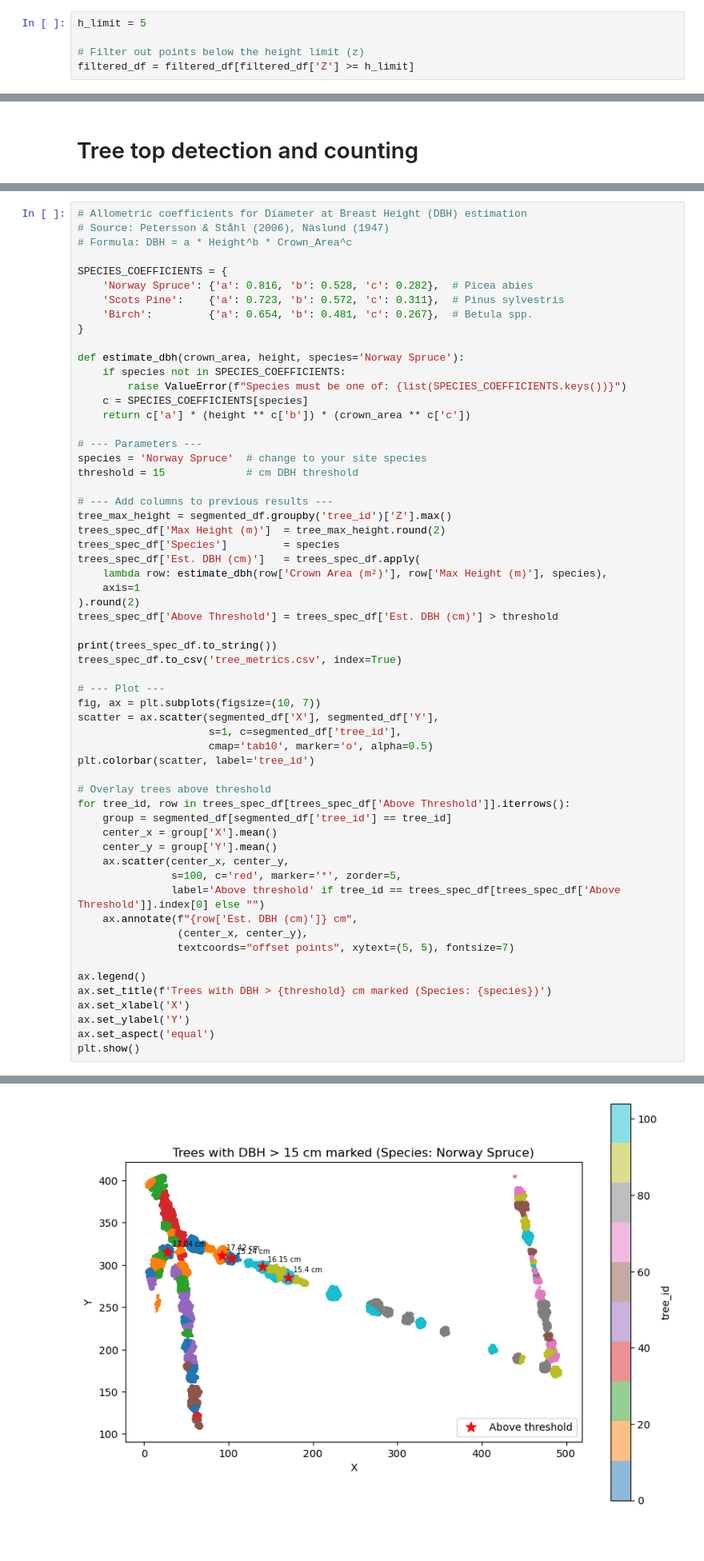
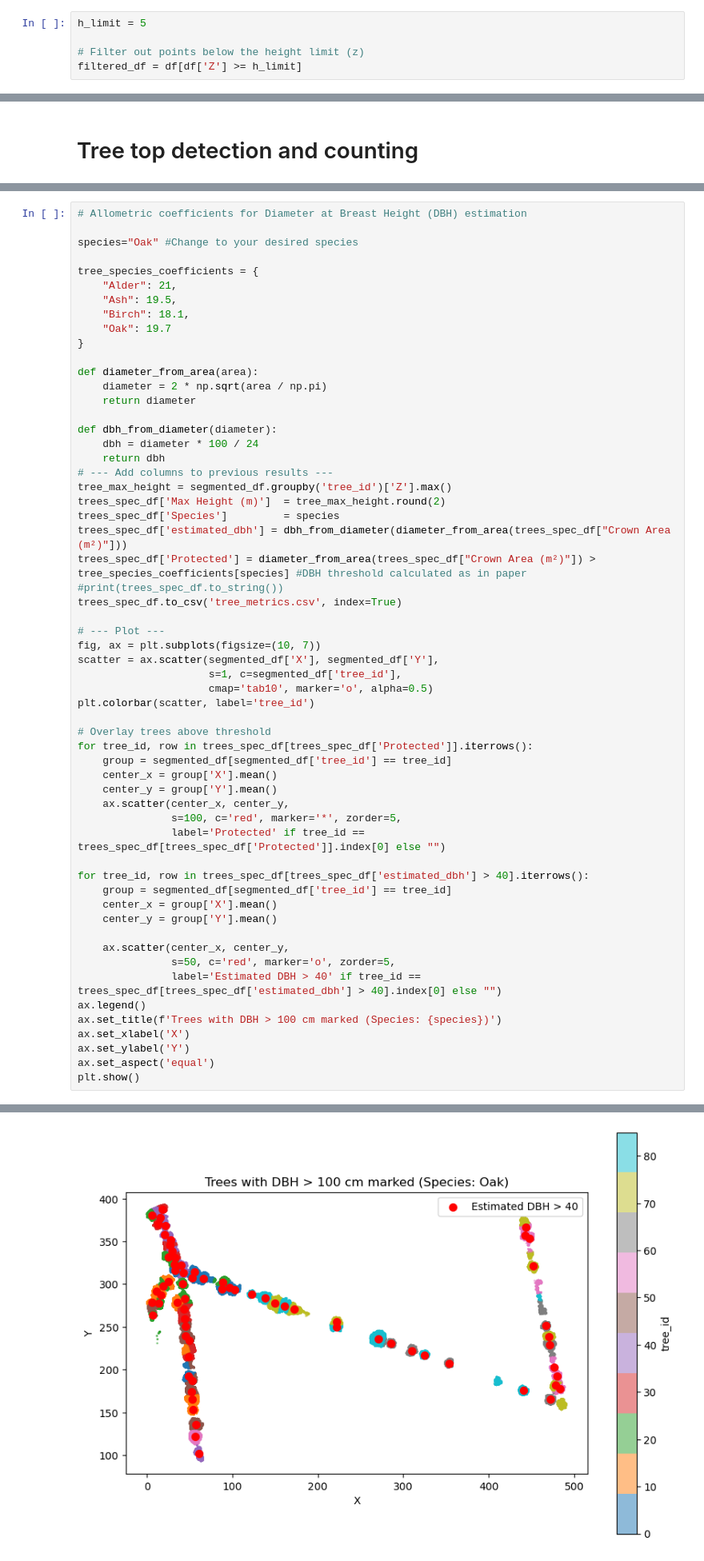
Before and after one commit to Viggo-Troback/Tree-segmentation-and-DBH-estimation-from-lidar-data, a Jupyter notebook: Light_segmentation_pipeline.ipynb, the cells around one changed output, grey strips where cells are left out. Shown at 80% size. Cells and saved outputs as stored; diff of their text form; blank space fills up the shorter version.

Commit message:
Updates to DHS and tree tops finding

```diff
--- a/Light_segmentation_pipeline.ipynb
+++ b/Light_segmentation_pipeline.ipynb
@@ -279,7 +252,7 @@ Total points after filtering: 1650799
 h_limit = 5
 
 # Filter out points below the height limit (z)
-filtered_df = filtered_df[filtered_df['Z'] >= h_limit]
+filtered_df = df[df['Z'] >= h_limit]
 # %% [markdown]
 # Optional Additional removal of trees and folliage
 Run the cell below, if you are happy with the results proceed to finding treetops. Otherwise use the subsequent cell to remove more trees.
@@ -451,35 +497,29 @@ mean tree height:   12.52 m
 # %%
 # Allometric coefficients for Diameter at Breast Height (DBH) estimation
-# Source: Petersson & Ståhl (2006), Näslund (1947)
-# Formula: DBH = a * Height^b * Crown_Area^c
 
-SPECIES_COEFFICIENTS = {
-    'Norway Spruce': {'a': 0.816, 'b': 0.528, 'c': 0.282},  # Picea abies
-    'Scots Pine':    {'a': 0.723, 'b': 0.572, 'c': 0.311},  # Pinus sylvestris
-    'Birch':         {'a': 0.654, 'b': 0.481, 'c': 0.267},  # Betula spp.
+species="Oak" #Change to your desired species
+
+tree_species_coefficients = {
+    "Alder": 21,
+    "Ash": 19.5,
+    "Birch": 18.1,
+    "Oak": 19.7
 }
 
-def estimate_dbh(crown_area, height, species='Norway Spruce'):
-    if species not in SPECIES_COEFFICIENTS:
-        raise ValueError(f"Species must be one of: {list(SPECIES_COEFFICIENTS.keys())}")
-    c = SPECIES_COEFFICIENTS[species]
-    return c['a'] * (height ** c['b']) * (crown_area ** c['c'])
+def diameter_from_area(area):
+    diameter = 2 * np.sqrt(area / np.pi)
+    return diameter
 
-# --- Parameters ---
-species = 'Norway Spruce'  # change to your site species
-threshold = 15             # cm DBH threshold
-
+def dbh_from_diameter(diameter):
+    dbh = diameter * 100 / 24
+    return dbh
 # --- Add columns to previous results ---
 tree_max_height = segmented_df.groupby('tree_id')['Z'].max()
 trees_spec_df['Max Height (m)']  = tree_max_height.round(2)
 trees_spec_df['Species']         = species
-trees_spec_df['Est. DBH (cm)']   = trees_spec_df.apply(
-    lambda row: estimate_dbh(row['Crown Area (m²)'], row['Max Height (m)'], species),
-    axis=1
-).round(2)
-trees_spec_df['Above Threshold'] = trees_spec_df['Est. DBH (cm)'] > threshold
-
-print(trees_spec_df.to_string())
+trees_spec_df['estimated_dbh'] = dbh_from_diameter(diameter_from_area(trees_spec_df["Crown Area (m²)"]))
+trees_spec_df['Protected'] = diameter_from_area(trees_spec_df["Crown Area (m²)"]) > tree_species_coefficients[species] #DBH threshold calculated as in paper
+#print(trees_spec_df.to_string())
 trees_spec_df.to_csv('tree_metrics.csv', index=True)
 
 # --- Plot ---
@@ -490,19 +530,24 @@ scatter = ax.scatter(segmented_df['X'], segmented_df['Y'],
 plt.colorbar(scatter, label='tree_id')
 
 # Overlay trees above threshold
-for tree_id, row in trees_spec_df[trees_spec_df['Above Threshold']].iterrows():
+for tree_id, row in trees_spec_df[trees_spec_df['Protected']].iterrows():
     group = segmented_df[segmented_df['tree_id'] == tree_id]
     center_x = group['X'].mean()
     center_y = group['Y'].mean()
     ax.scatter(center_x, center_y,
                s=100, c='red', marker='*', zorder=5,
-               label='Above threshold' if tree_id == trees_spec_df[trees_spec_df['Above Threshold']].index[0] else "")
-    ax.annotate(f"{row['Est. DBH (cm)']} cm",
-                (center_x, center_y),
-                textcoords="offset points", xytext=(5, 5), fontsize=7)
+               label='Protected' if tree_id == trees_spec_df[trees_spec_df['Protected']].index[0] else "")
 
+for tree_id, row in trees_spec_df[trees_spec_df['estimated_dbh'] > 40].iterrows():
+    group = segmented_df[segmented_df['tree_id'] == tree_id]
+    center_x = group['X'].mean()
+    center_y = group['Y'].mean()
+
+    ax.scatter(center_x, center_y,
+               s=50, c='red', marker='o', zorder=5,
+               label='Estimated DBH > 40' if tree_id == trees_spec_df[trees_spec_df['estimated_dbh'] > 40].index[0] else "")
 ax.legend()
-ax.set_title(f'Trees with DBH > {threshold} cm marked (Species: {species})')
+ax.set_title(f'Trees with DBH > 100 cm marked (Species: {species})')
 ax.set_xlabel('X')
 ax.set_ylabel('Y')
 ax.set_aspect('equal')
@@ -528 +556 @@ Tree ID
-[figure, old version]
+[figure, new version]
```
Also changed, not shown: parts of 10 cells of this notebook.
